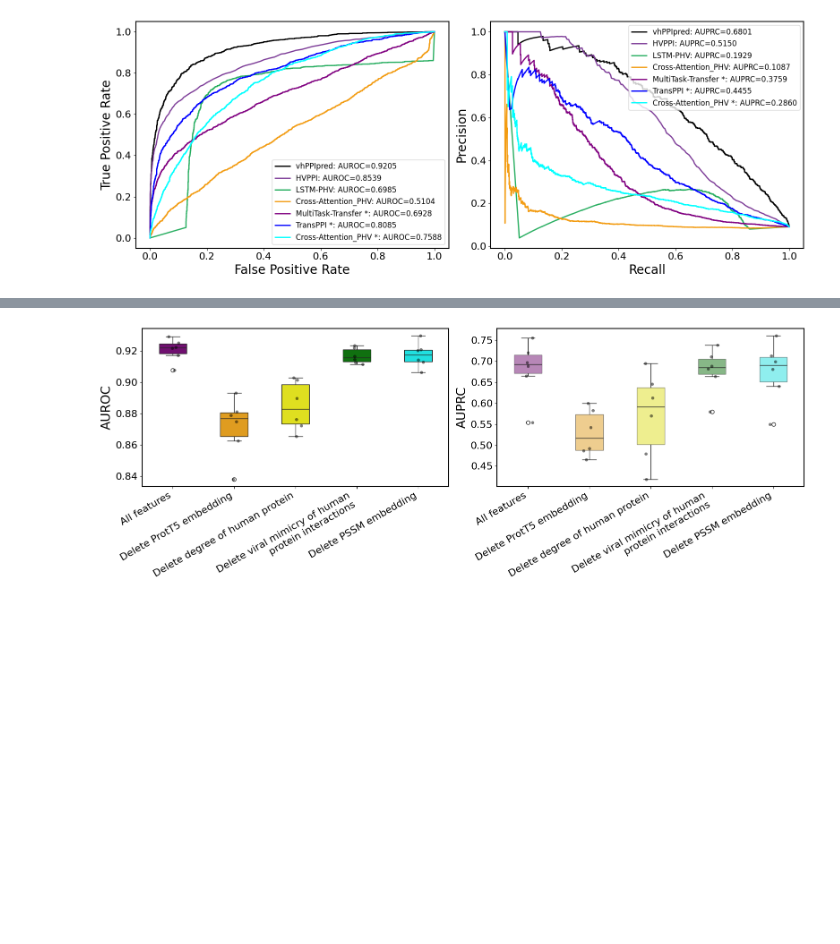
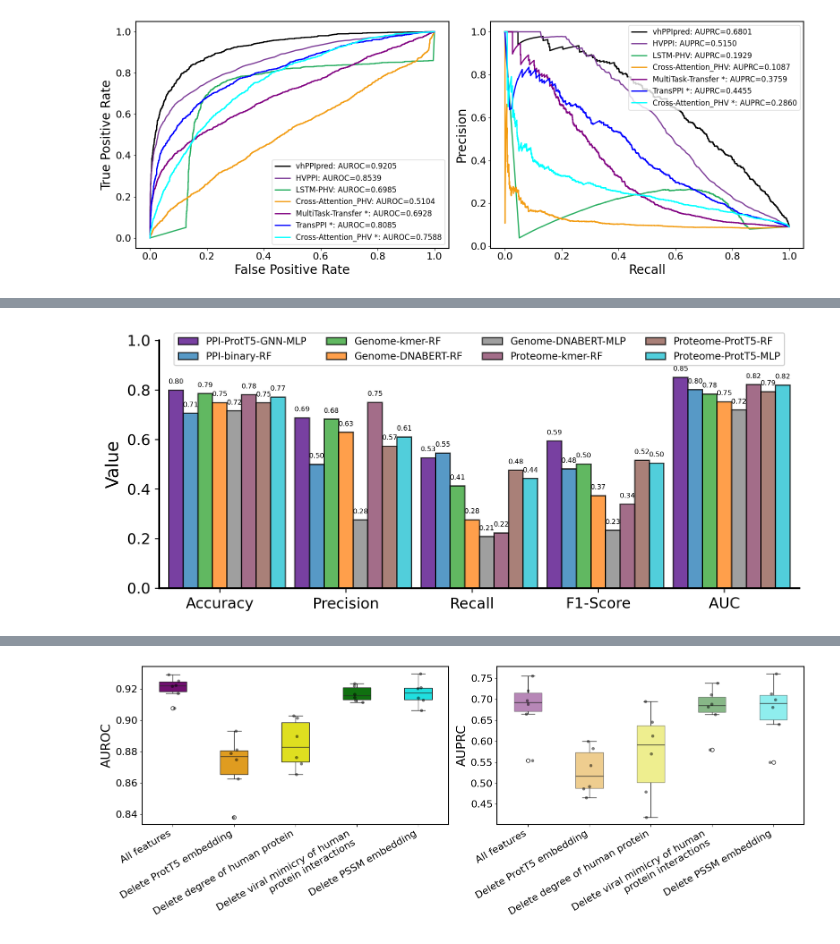
Before and after one commit to ZyuanZhang/vhPPIpred, a Jupyter notebook: FiguresForPaper.ipynb, the cells around one changed output, grey strips where cells are left out. Cells and saved outputs as stored; diff of their text form; code cells hidden in the pictures; blank space fills up the shorter version.

Commit message:
update fig.ipynb
update figures

```diff
--- a/FiguresForPaper.ipynb
+++ b/FiguresForPaper.ipynb
@@ -292 +294,83 @@ plt.show()
+# %%
+import numpy as np
+import matplotlib.pyplot as plt
+
+def mainPPIfig():
+    # 指标名称
+    metrics = ['Accuracy', 'Precision', 'Recall', 'F1-Score', 'AUC']
+    #x = np.arange(len(metrics)) * 1.95  # 增加间距以容纳更多 bar
+    x = np.arange(len(metrics)) * 1.73  # 增加间距以容纳更多 bar
+    width = 0.2
+
+    # 方法名 -> 数据 映射
+    method_scores = {
+        'PPI-ProtT5-GNN-MLP': [0.7992, 0.6874,	0.5258,	0.5940,	0.8511],
+        'PPI-binary-RF': [0.7060, 0.4992, 0.5455, 0.4806, 0.8007],
+        'Genome-kmer-RF': [0.7854, 0.6816, 0.4121, 0.5004, 0.7834],
+        'Genome-DNABERT-RF': [0.7482, 0.6286, 0.2758, 0.3731, 0.7522],
+        'Genome-DNABERT-MLP': [0.7153, 0.2750, 0.2076, 0.2330, 0.7192],
+        'Proteome-kmer-RF': [0.7806, 0.7500, 0.2227, 0.3388, 0.8215],
+        'Proteome-ProtT5-RF': [0.7478,0.5725,0.4758,0.5155,0.7934],
+        'Proteome-ProtT5-MLP': [0.7711, 0.6105, 0.4424, 0.5040, 0.8194]
+    }
+
+    # 方法名 -> 颜色 映射
+    colors = {
+        'PPI-ProtT5-GNN-MLP': '#4b0082',   # 紫
+        'PPI-binary-RF': '#1f77b4',     # 蓝
+        'Genome-kmer-RF': '#2ca02c',    # 绿
+        'Genome-DNABERT-RF': '#ff7f0e',        # 橙
+        'Genome-DNABERT-MLP': '#7f7f7f',       # 灰
+        'Proteome-kmer-RF': '#843c61',           # 深橄榄绿（替代红色）
+        'Proteome-ProtT5-RF': '#8c564b',         # 棕色
+        'Proteome-ProtT5-MLP': '#17becf'         # 青色
+    }
+
+    fig, ax = plt.subplots(figsize=(8.27, 3.4), dpi=300)
+
+    for i, (method, scores) in enumerate(method_scores.items()):
+        #offset = (i - 4) * width  # 居中排列（9组方法时）
+        offset = (i - 3) * width  # 居中排列（9组方法时）
+        bars = ax.bar(x + offset, scores, width, label=method, color=colors[method], alpha=0.75, edgecolor='black')  # 半透明
+
+        # 数值标注
+        for bar in bars:
+            height = bar.get_height()
+            ax.annotate(f'{height:.2f}',
+                        xy=(bar.get_x() + bar.get_width() / 2, height),
+                        xytext=(0, 4),
+                        textcoords="offset points",
+                        ha='center', va='bottom', fontsize=5.5)
+
+    # 图形设置
+    ax.set_ylabel('Value', fontsize=14)
+    ax.set_xticks(x)
+    ax.set_xticklabels(metrics, fontsize=12)
+    ax.set_ylim(0, 1)
+    ax.tick_params(axis='y', labelsize=12)
+    ax.tick_params(axis='x', labelsize=12)
+    ax.spines['top'].set_visible(False)
+    ax.spines['right'].set_visible(False)
+    #ax.legend(fontsize=8, loc='upper center', ncol=3, bbox_to_anchor=(0.5, 1.15), title="")
+    ax.legend(fontsize=8, loc='upper center', ncol=4, bbox_to_anchor=(0.5, 1.05), title="")
+
+    ax.spines['left'].set_linewidth(1.5)   # y轴
+    ax.spines['bottom'].set_linewidth(1.5) # x轴
+
+    ax.margins(x=0.015)  # 减小左右空白比例
+    plt.tight_layout()
+
+    ## 保存为高分辨率PDF
+    #plt.savefig("./FigForPaper/Fig4-before-Fig3.pdf",
+    #            format="pdf",
+    #            dpi=300,  # 高分辨率
+    #            bbox_inches="tight", # 防止内容被裁剪
+    #            pad_inches=0.1)  # 添加少许边距
+
+    plt.show()
+
+if __name__ == "__main__":
+    mainPPIfig()
+# %% [output]
+[figure, added]
 # %% [markdown]
```
Also changed, not shown: parts of 4 cells of this notebook.
